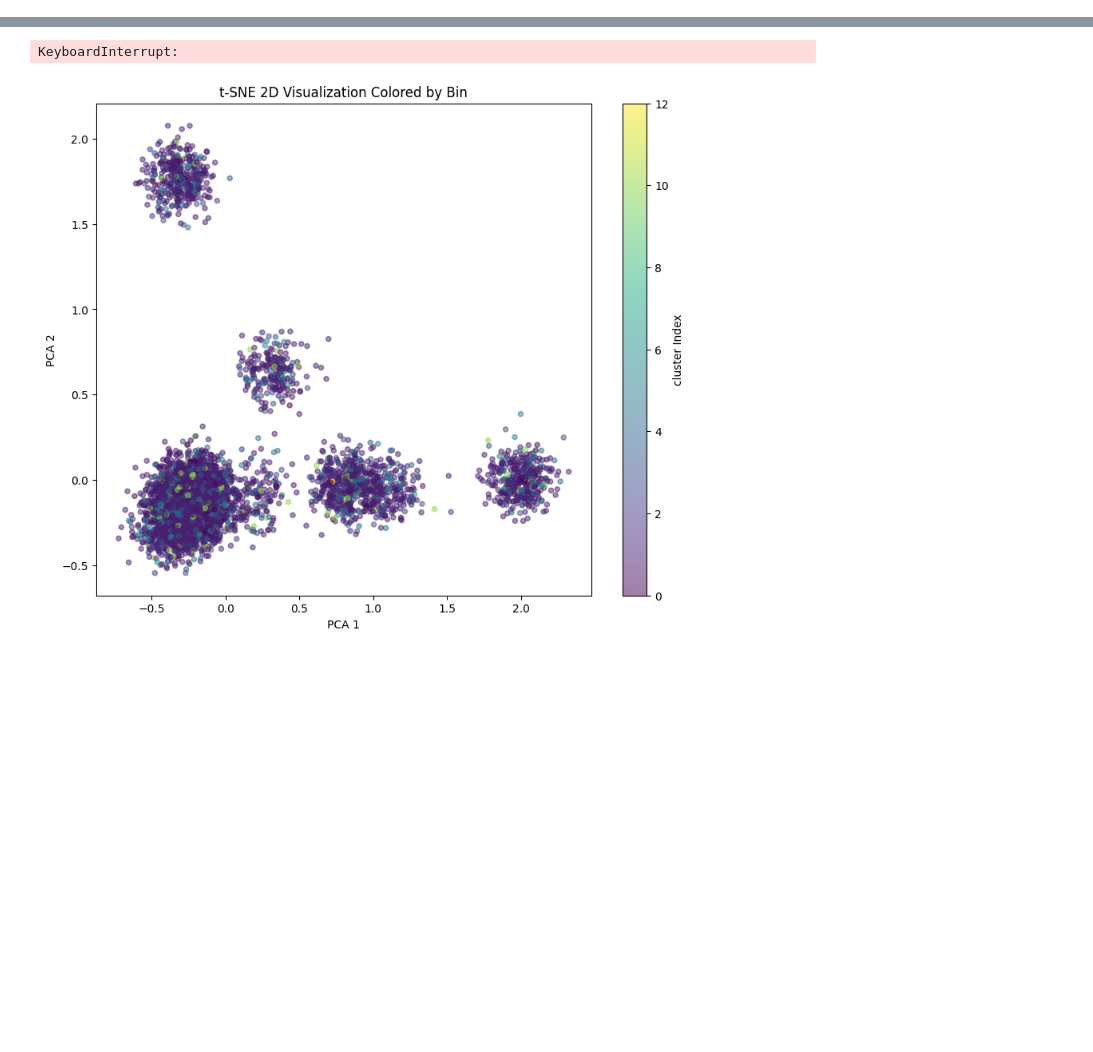
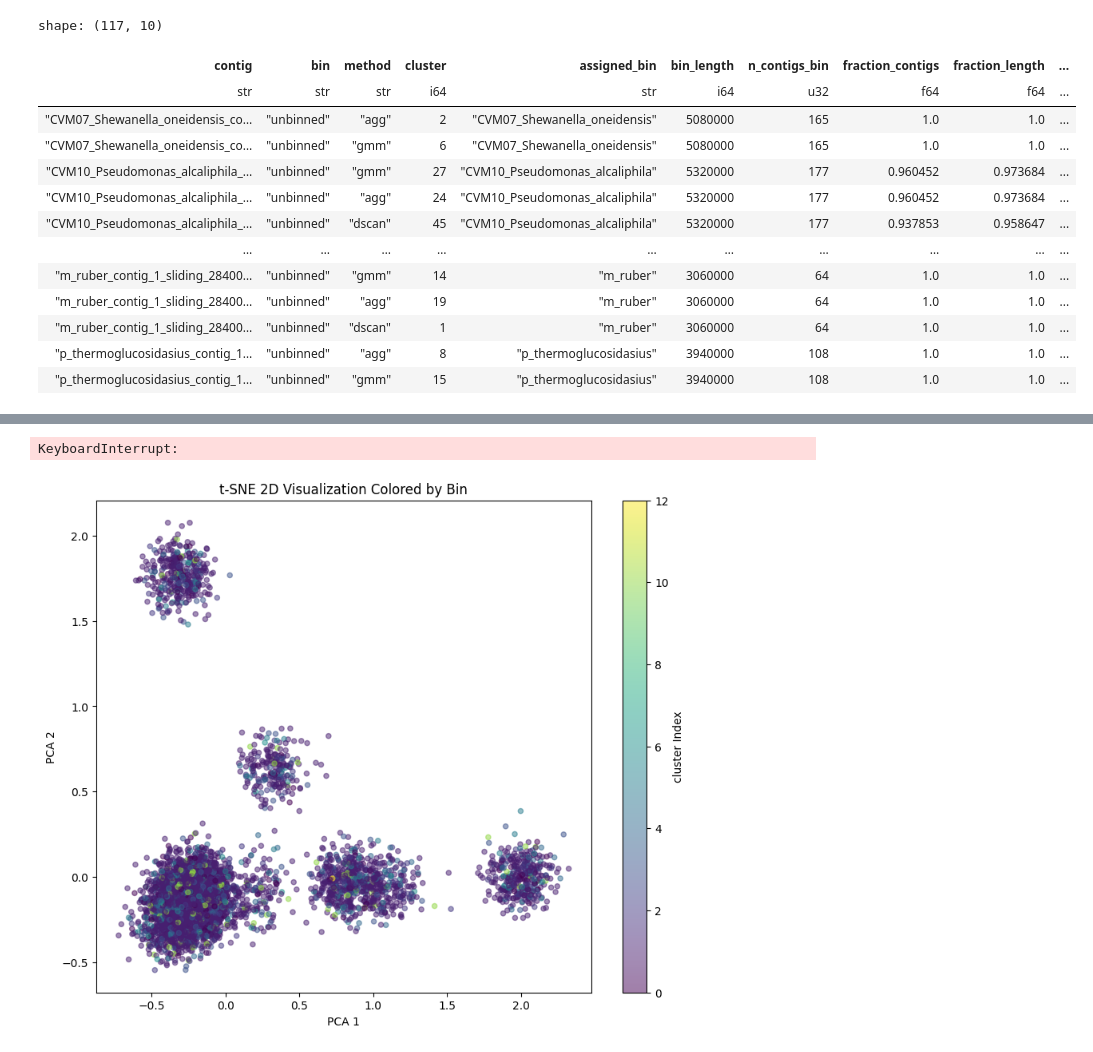
Before and after one commit to SebastianDall/nanomotif-binnary-benchmark, a Jupyter notebook: reports/detect_contamination_cluster.ipynb, the cells around one changed output, grey strips where cells are left out. Cells and saved outputs as stored; diff of their text form; code cells hidden in the pictures; blank space fills up the shorter version.

```diff
--- a/reports/detect_contamination_cluster.ipynb
+++ b/reports/detect_contamination_cluster.ipynb
@@ -39,0 +417,18 @@ binned_contig_methylation_imputed = data_processing.impute_contig_methylation_wi
+# %%
+unbinned_contigs_assigned_to_bin_cluster\
+    .sort(["contig"])
+# %% [output]
+shape: (117, 10)
+| contig | bin | method | cluster | assigned_bin | bin_length | n_contigs_bin | fraction_contigs | fraction_length | ... |
+| str | str | str | i64 | str | i64 | u32 | f64 | f64 | ... |
+| "CVM07_Shewanella_oneidensis_co… | "unbinned" | "agg" | 2 | "CVM07_Shewanella_oneidensis" | 5080000 | 165 | 1.0 | 1.0 | ... |
+| "CVM07_Shewanella_oneidensis_co… | "unbinned" | "gmm" | 6 | "CVM07_Shewanella_oneidensis" | 5080000 | 165 | 1.0 | 1.0 | ... |
+| "CVM10_Pseudomonas_alcaliphila_… | "unbinned" | "gmm" | 27 | "CVM10_Pseudomonas_alcaliphila" | 5320000 | 177 | 0.960452 | 0.973684 | ... |
+| "CVM10_Pseudomonas_alcaliphila_… | "unbinned" | "agg" | 24 | "CVM10_Pseudomonas_alcaliphila" | 5320000 | 177 | 0.960452 | 0.973684 | ... |
+| "CVM10_Pseudomonas_alcaliphila_… | "unbinned" | "dscan" | 45 | "CVM10_Pseudomonas_alcaliphila" | 5320000 | 177 | 0.937853 | 0.958647 | ... |
+| … | … | … | … | … | … | … | … | … | ... |
+| "m_ruber_contig_1_sliding_28400… | "unbinned" | "gmm" | 14 | "m_ruber" | 3060000 | 64 | 1.0 | 1.0 | ... |
+| "m_ruber_contig_1_sliding_28400… | "unbinned" | "agg" | 19 | "m_ruber" | 3060000 | 64 | 1.0 | 1.0 | ... |
+| "m_ruber_contig_1_sliding_28400… | "unbinned" | "dscan" | 1 | "m_ruber" | 3060000 | 64 | 1.0 | 1.0 | ... |
+| "p_thermoglucosidasius_contig_1… | "unbinned" | "agg" | 8 | "p_thermoglucosidasius" | 3940000 | 108 | 1.0 | 1.0 | ... |
+| "p_thermoglucosidasius_contig_1… | "unbinned" | "gmm" | 15 | "p_thermoglucosidasius" | 3940000 | 108 | 1.0 | 1.0 | ... |
```
Also changed, not shown: parts of 28 cells of this notebook.
